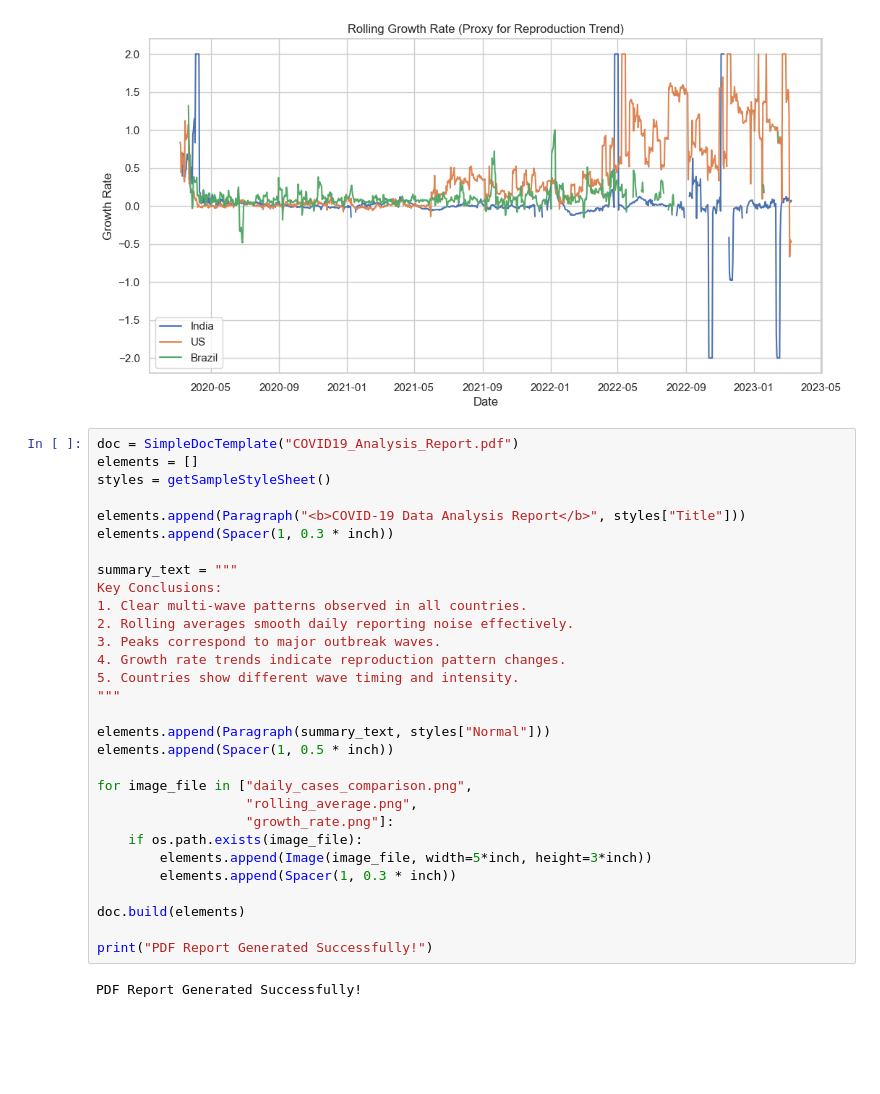
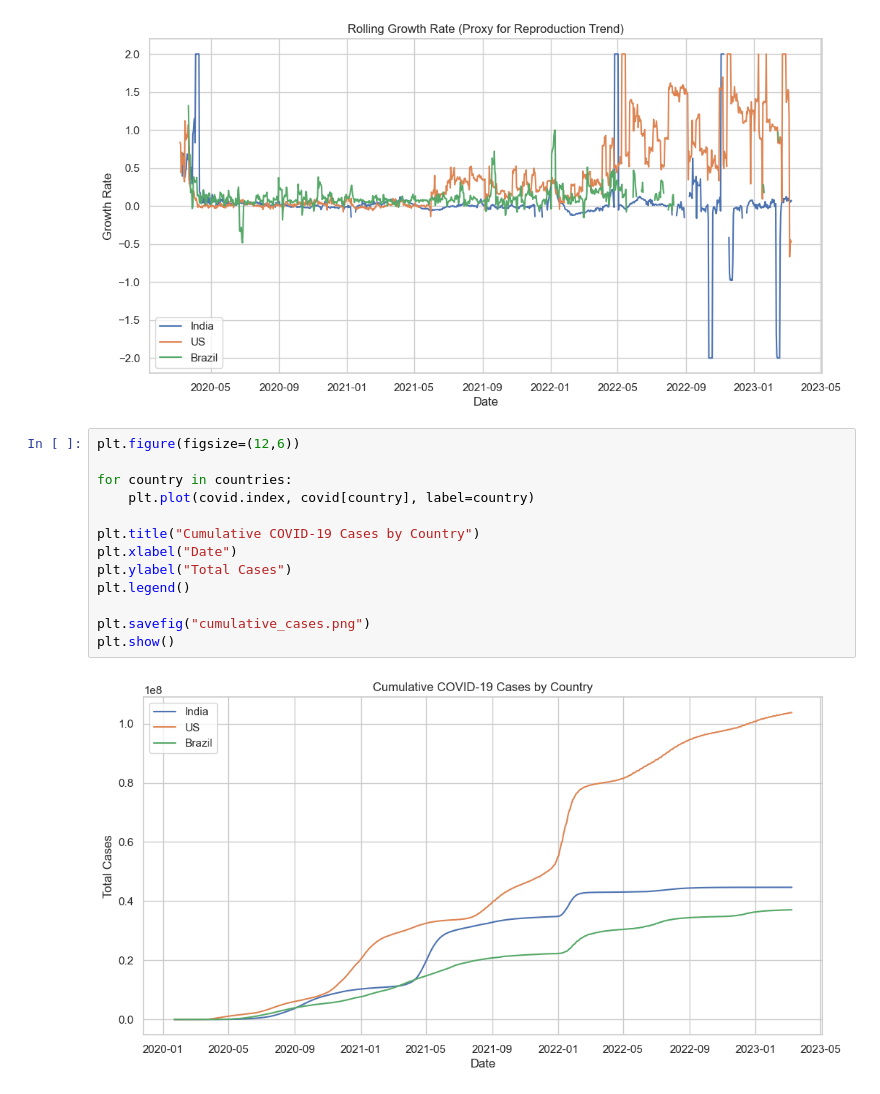
Before and after one commit to Arthika-21/Syntecxhub_task3, a Jupyter notebook: COVID-19.ipynb, the cells around one changed output. Cells and saved outputs as stored; diff of their text form; blank space fills up the shorter version.

```diff
--- a/COVID-19.ipynb
+++ b/COVID-19.ipynb
@@ -148,35 +140,18 @@ plt.savefig("growth_rate.png")
 plt.show()
 # %% [output]
 [figure]
-# %%
-doc = SimpleDocTemplate("COVID19_Analysis_Report.pdf")
-elements = []
-styles = getSampleStyleSheet()
-
-elements.append(Paragraph("<b>COVID-19 Data Analysis Report</b>", styles["Title"]))
-elements.append(Spacer(1, 0.3 * inch))
-
-summary_text = """
-Key Conclusions:
-1. Clear multi-wave patterns observed in all countries.
-2. Rolling averages smooth daily reporting noise effectively.
-3. Peaks correspond to major outbreak waves.
-4. Growth rate trends indicate reproduction pattern changes.
-5. Countries show different wave timing and intensity.
-"""
-
-elements.append(Paragraph(summary_text, styles["Normal"]))
-elements.append(Spacer(1, 0.5 * inch))
-
-for image_file in ["daily_cases_comparison.png",
-                   "rolling_average.png",
-                   "growth_rate.png"]:
-    if os.path.exists(image_file):
-        elements.append(Image(image_file, width=5*inch, height=3*inch))
-        elements.append(Spacer(1, 0.3 * inch))
-
-doc.build(elements)
-
-print("PDF Report Generated Successfully!")
-# %% [output]
-PDF Report Generated Successfully!
+# %%
+plt.figure(figsize=(12,6))
+
+for country in countries:
+    plt.plot(covid.index, covid[country], label=country)
+
+plt.title("Cumulative COVID-19 Cases by Country")
+plt.xlabel("Date")
+plt.ylabel("Total Cases")
+plt.legend()
+
+plt.savefig("cumulative_cases.png")
+plt.show()
+# %% [output]
+[figure, added]
```
Also changed, not shown: parts of 8 cells of this notebook, 2 other files.
